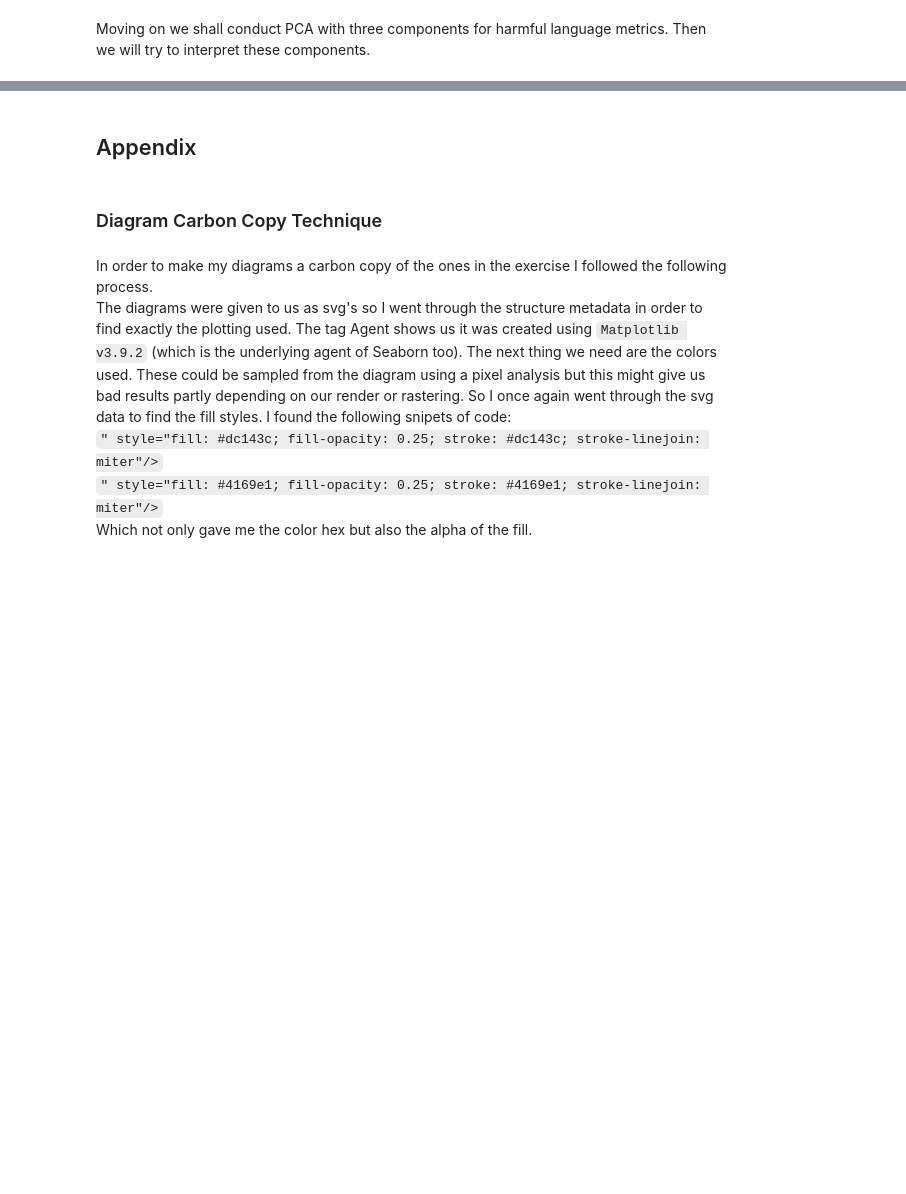
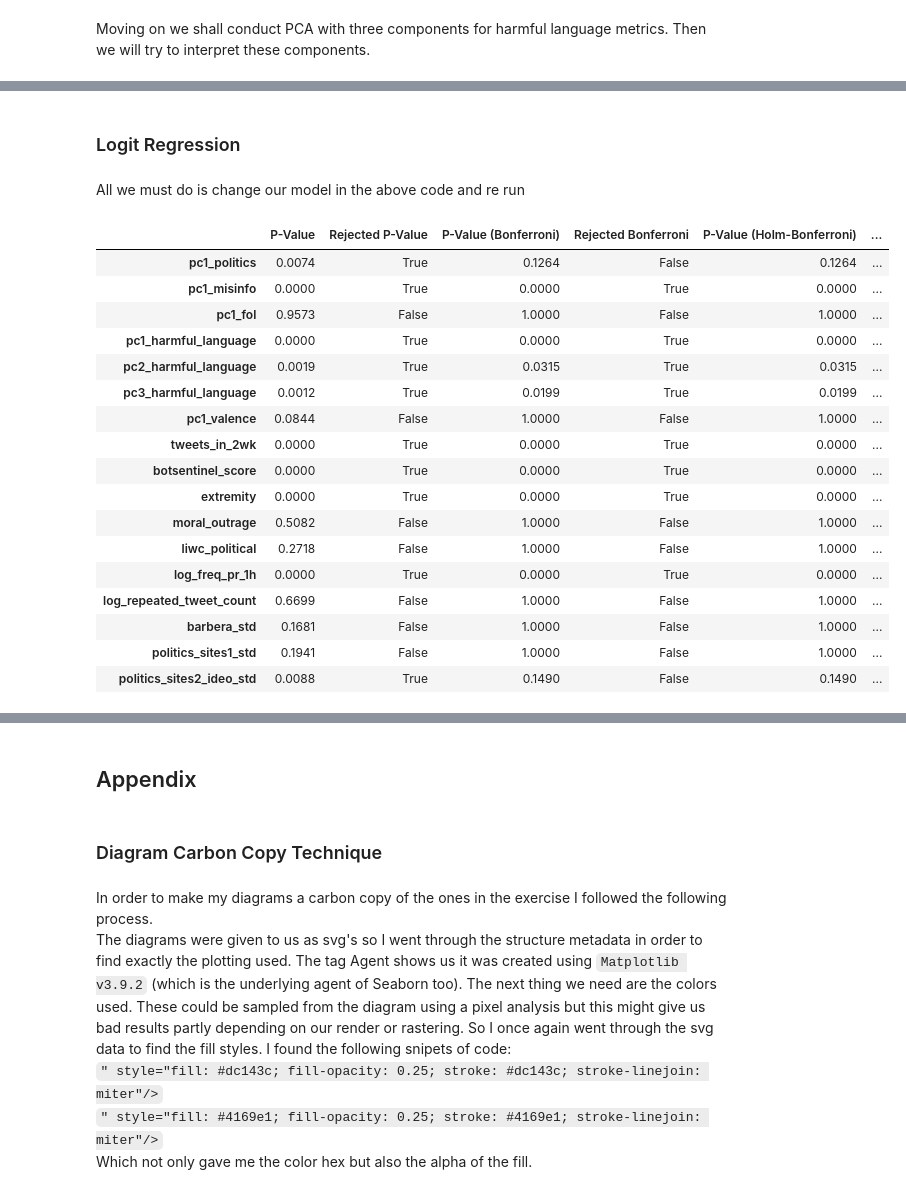
Before and after one commit to panos1b/Social-Media-Sanctions-and-Misinformation-Sharing, a Jupyter notebook: differences_misinformation_solution.ipynb, the cells around one changed output, grey strips where cells are left out. Saved outputs shown, nothing was run; the diff lists cells and outputs as text; code cells hidden in the pictures; blank space fills up the shorter version.

```diff
--- a/differences_misinformation_solution.ipynb
+++ b/differences_misinformation_solution.ipynb
@@ -525,7 +542,9 @@ We will work in the same way for the political orientation
 # %%
 variables = ['politics_hashtag', 'politics_followed', 'politics_sites1', 'politics_sites2']
 
-pca_vars = data[variables]
+# Apply scaling
+copy_data[variables] = scaler.fit_transform(data[variables])
+pca_vars = copy_data[variables]
 
 pca = PCA(n_components=1)
 pca.fit(pca_vars)
@@ -534,7 +553,8 @@ explained_variance_ratio = pca.explained_variance_ratio_[0]
 print(f"Explained Variance Ratio: {explained_variance_ratio:.5f}")
 
 # Project the political orientation
-extremity = pca.transform(pca_vars)
+pc1_politics = pca.transform(pca_vars)
 
-data['extremity'] = extremity
+data['pc1_politics'] = pc1_politics
+data['extremity'] = data['pc1_politics'].abs()
 # %% [output]
@@ -583,0 +745,45 @@ print(pca.components_)
+# %% [markdown]
+### Logit Regression
+# %% [markdown]
+All we must do is change our model in the above code and re run
+# %%
+# Perform Logit
+logit_model = sm.Logit(y, X).fit(disp=0)
+
+# Extract the p-values
+p_values = logit_model.pvalues[1:]
+
+# Bonferroni correction
+rejected_bonferroni, p_val__bonferroni, _, _ = multipletests(p_values, method='bonferroni')
+# Holm-Bonferroni correction
+rejected_bonferroni_holm, p_val_bonferroni_holm, _, _ = multipletests(p_values, method='holm')
+
+results_logit_df = pd.DataFrame({
+    'P-Value': p_values.round(4),
+    'Rejected P-Value': p_values<=sig,
+    'P-Value (Bonferroni)': p_val__bonferroni.round(4),
+    'Rejected Bonferroni': rejected_bonferroni,
+    'P-Value (Holm-Bonferroni)': p_val__bonferroni.round(4),
+    'Rejected Holm-Bonferroni': rejected_bonferroni,
+})
+
+results_logit_df
+# %% [output]
+|  | P-Value | Rejected P-Value | P-Value (Bonferroni) | Rejected Bonferroni | P-Value (Holm-Bonferroni) | ... |
+| pc1_politics | 0.0074 | True | 0.1264 | False | 0.1264 | ... |
+| pc1_misinfo | 0.0000 | True | 0.0000 | True | 0.0000 | ... |
+| pc1_fol | 0.9573 | False | 1.0000 | False | 1.0000 | ... |
+| pc1_harmful_language | 0.0000 | True | 0.0000 | True | 0.0000 | ... |
+| pc2_harmful_language | 0.0019 | True | 0.0315 | True | 0.0315 | ... |
+| pc3_harmful_language | 0.0012 | True | 0.0199 | True | 0.0199 | ... |
+| pc1_valence | 0.0844 | False | 1.0000 | False | 1.0000 | ... |
+| tweets_in_2wk | 0.0000 | True | 0.0000 | True | 0.0000 | ... |
+| botsentinel_score | 0.0000 | True | 0.0000 | True | 0.0000 | ... |
+| extremity | 0.0000 | True | 0.0000 | True | 0.0000 | ... |
+| moral_outrage | 0.5082 | False | 1.0000 | False | 1.0000 | ... |
+| liwc_political | 0.2718 | False | 1.0000 | False | 1.0000 | ... |
+| log_freq_pr_1h | 0.0000 | True | 0.0000 | True | 0.0000 | ... |
+| log_repeated_tweet_count | 0.6699 | False | 1.0000 | False | 1.0000 | ... |
+| barbera_std | 0.1681 | False | 1.0000 | False | 1.0000 | ... |
+| politics_sites1_std | 0.1941 | False | 1.0000 | False | 1.0000 | ... |
+| politics_sites2_ideo_std | 0.0088 | True | 0.1490 | False | 0.1490 | ... |
```
Also changed, not shown: parts of 34 cells of this notebook.
